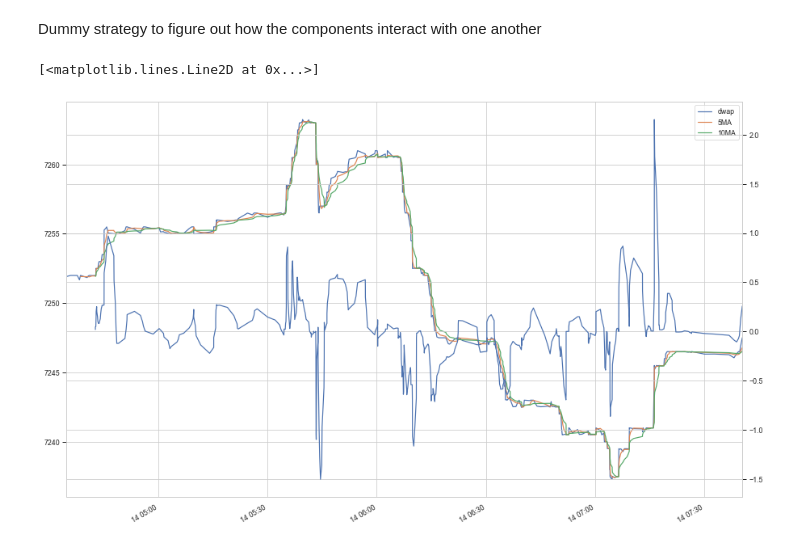
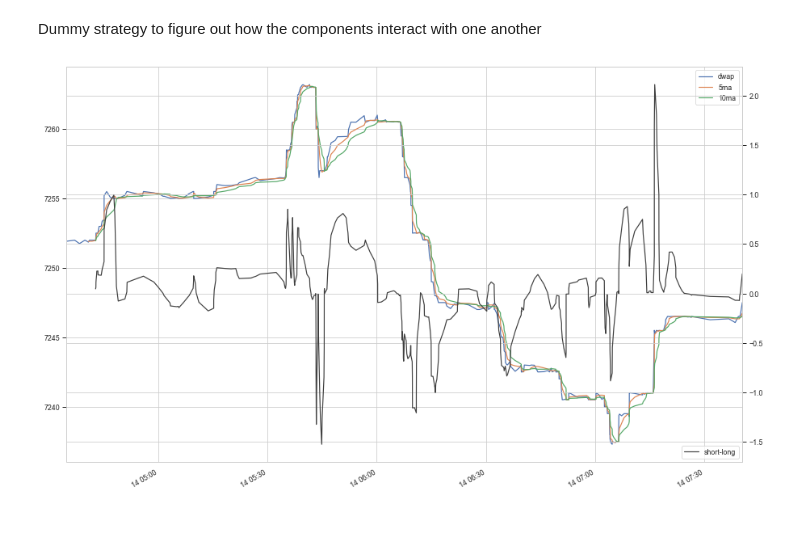
Before and after one commit to QAM-ATC/Infrastructure, a Jupyter notebook: infrastructure/strategy.ipynb, the cells around one changed output. Drawn from its saved outputs; the diff is of its cells as text; code cells hidden in the pictures.

```diff
--- a/infrastructure/strategy.ipynb
+++ b/infrastructure/strategy.ipynb
@@ -9,7 +12,12 @@ import seaborn as sns
 sns.set(color_codes=True, style='whitegrid', context='paper')
 plt.rcParams["figure.figsize"] = 15, 10
 # %%
-def make_dwap_series(df):
+def make_dwap_df(df, group_width, short_ma, long_ma):
+
+    if "dollars" not in df.columns:
+        df["dollars"] = df["size"] * df["price"]
+
+    df["group"] = (df["dollars"].cumsum() // group_width)  # will be affected by different initial conditions
     new_series = {}  # timestamp : dwap
 
     for grp, gdf in df.groupby("group"):
@@ -17,35 +25,37 @@ def make_dwap_series(df):
         dwap = (gdf["size"].values * gdf["price"].values).sum() / gdf["size"].values.sum()
         new_series[timestamp] = dwap
 
-    return pd.Series(new_series, name="dwap")
+    df = pd.Series(new_series, name="dwap").to_frame()
+    df[f"{short_ma}ma"] = df["dwap"].rolling(short_ma).mean()
+    df[f"{long_ma}ma"] = df["dwap"].rolling(long_ma).mean()
+
+    return df
 # %%
 df = pd.read_csv(
     "play_data/XBTUSD_trades_191214_0434.csv",
     usecols=[
         "received",
         "size",
         "price"
     ],
     parse_dates=["received"],
     index_col="received",
     nrows=20000
 )
 
 df["dollars"] = df["size"] * df["price"]
-group_width = 50 * df["dollars"].quantile(0.75)  # arbitrary numbers
-df["group"] = (df["dollars"].cumsum() // group_width)  # will be affected by different initial conditions
 
-df = make_dwap_series(df).to_frame()
-ma_short, ma_long = 5, 10
-ma_short_col, ma_long_col = f"{ma_short}MA", f"{ma_long}MA"
+# parameters
+# group_width = 50 * df["dollars"].quantile(0.75)  # arbitrary
+group_width = 680850400  # arbitrary
+short_ma, long_ma = 5, 10  # maybe can use EWM but will need more parameters
 
-df[ma_short_col] = df["dwap"].rolling(ma_short).mean()
-df[ma_long_col] = df["dwap"].rolling(ma_long).mean()
+ddf = make_dwap_df(df, group_width, short_ma, long_ma)
 
-ax1 = df.plot()
+ax1 = ddf.plot()
 ax2 = ax1.twinx()
-ax2.plot(df[ma_short_col] - df[ma_long_col])
+ax2.plot(ddf["5ma"] - ddf["10ma"], label="short-long", c="0.25")
+plt.legend(loc="lower right");
 # %% [output]
-[<matplotlib.lines.Line2D at 0x...>]
-[figure, old version]
+[figure, new version]
 # %%
```
Also changed, not shown: parts of 3 cells of this notebook.
